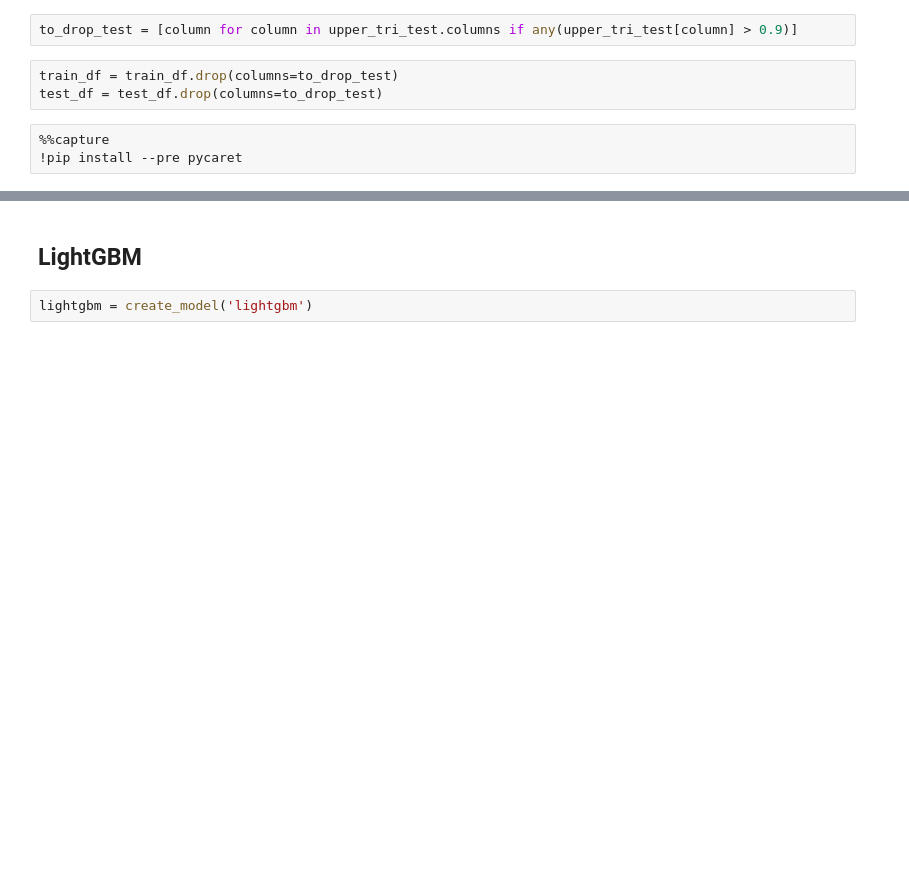
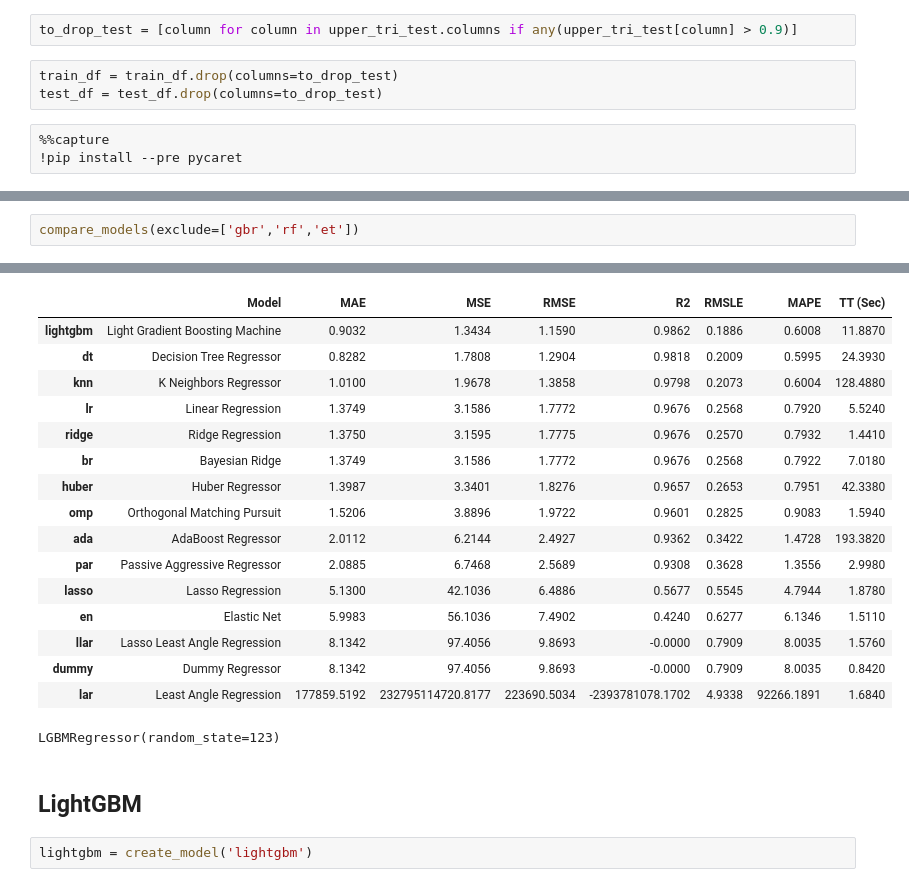
Before and after one commit to kpal002/WiDS---Datathon-2023, a Jupyter notebook: pycaret-automl-regression.ipynb, the cells around one changed output, grey strips where cells are left out. Cells and saved outputs as stored; diff of their text form; blank space fills up the shorter version.

Commit message:
Kaggle Notebook | Pycaret_autoML_regression | Version 3

```diff
--- a/pycaret-automl-regression.ipynb
+++ b/pycaret-automl-regression.ipynb
@@ -239,3 +272,6 @@ models()
 | lightgbm | Light Gradient Boosting Machine | lightgbm.sklearn.LGBMRegressor | True |
 | catboost | CatBoost Regressor | catboost.core.CatBoostRegressor | True |
 | dummy | Dummy Regressor | sklearn.dummy.DummyRegressor | True |
+# %%
+compare_models(exclude=['gbr','rf','et'])
+# %% [output]
@@ -242,3 +279,20 @@ models()
+|  | Model | MAE | MSE | RMSE | R2 | RMSLE | MAPE | TT (Sec) |
+| lightgbm | Light Gradient Boosting Machine | 0.9032 | 1.3434 | 1.1590 | 0.9862 | 0.1886 | 0.6008 | 11.8870 |
+| dt | Decision Tree Regressor | 0.8282 | 1.7808 | 1.2904 | 0.9818 | 0.2009 | 0.5995 | 24.3930 |
+| knn | K Neighbors Regressor | 1.0100 | 1.9678 | 1.3858 | 0.9798 | 0.2073 | 0.6004 | 128.4880 |
+| lr | Linear Regression | 1.3749 | 3.1586 | 1.7772 | 0.9676 | 0.2568 | 0.7920 | 5.5240 |
+| ridge | Ridge Regression | 1.3750 | 3.1595 | 1.7775 | 0.9676 | 0.2570 | 0.7932 | 1.4410 |
+| br | Bayesian Ridge | 1.3749 | 3.1586 | 1.7772 | 0.9676 | 0.2568 | 0.7922 | 7.0180 |
+| huber | Huber Regressor | 1.3987 | 3.3401 | 1.8276 | 0.9657 | 0.2653 | 0.7951 | 42.3380 |
+| omp | Orthogonal Matching Pursuit | 1.5206 | 3.8896 | 1.9722 | 0.9601 | 0.2825 | 0.9083 | 1.5940 |
+| ada | AdaBoost Regressor | 2.0112 | 6.2144 | 2.4927 | 0.9362 | 0.3422 | 1.4728 | 193.3820 |
+| par | Passive Aggressive Regressor | 2.0885 | 6.7468 | 2.5689 | 0.9308 | 0.3628 | 1.3556 | 2.9980 |
+| lasso | Lasso Regression | 5.1300 | 42.1036 | 6.4886 | 0.5677 | 0.5545 | 4.7944 | 1.8780 |
+| en | Elastic Net | 5.9983 | 56.1036 | 7.4902 | 0.4240 | 0.6277 | 6.1346 | 1.5110 |
+| llar | Lasso Least Angle Regression | 8.1342 | 97.4056 | 9.8693 | -0.0000 | 0.7909 | 8.0035 | 1.5760 |
+| dummy | Dummy Regressor | 8.1342 | 97.4056 | 9.8693 | -0.0000 | 0.7909 | 8.0035 | 0.8420 |
+| lar | Least Angle Regression | 177859.5192 | 232795114720.8177 | 223690.5034 | -2393781078.1702 | 4.9338 | 92266.1891 | 1.6840 |
+LGBMRegressor(random_state=123)
 # %% [markdown]
 ## LightGBM
 # %%
```
Also changed, not shown: parts of 11 cells of this notebook.
